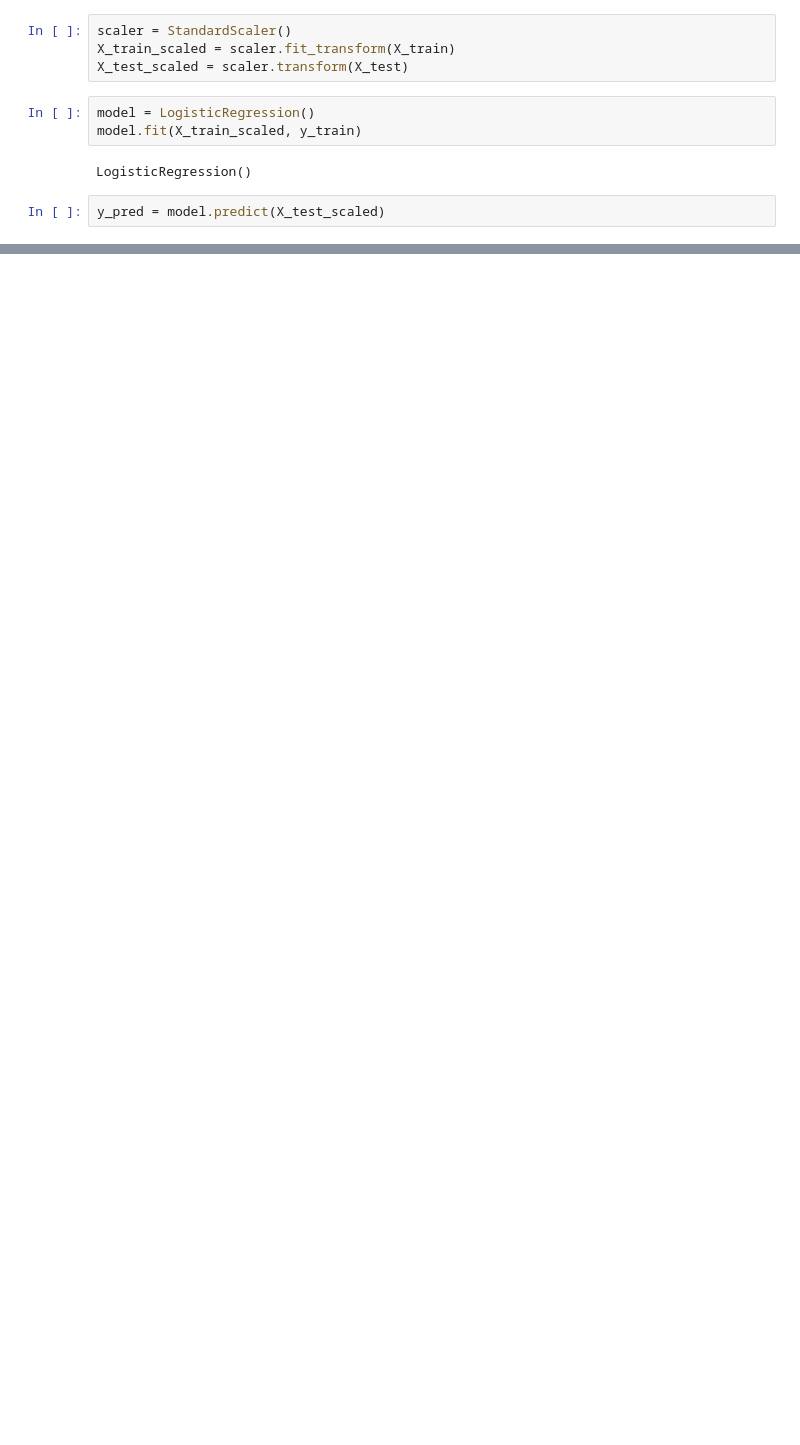
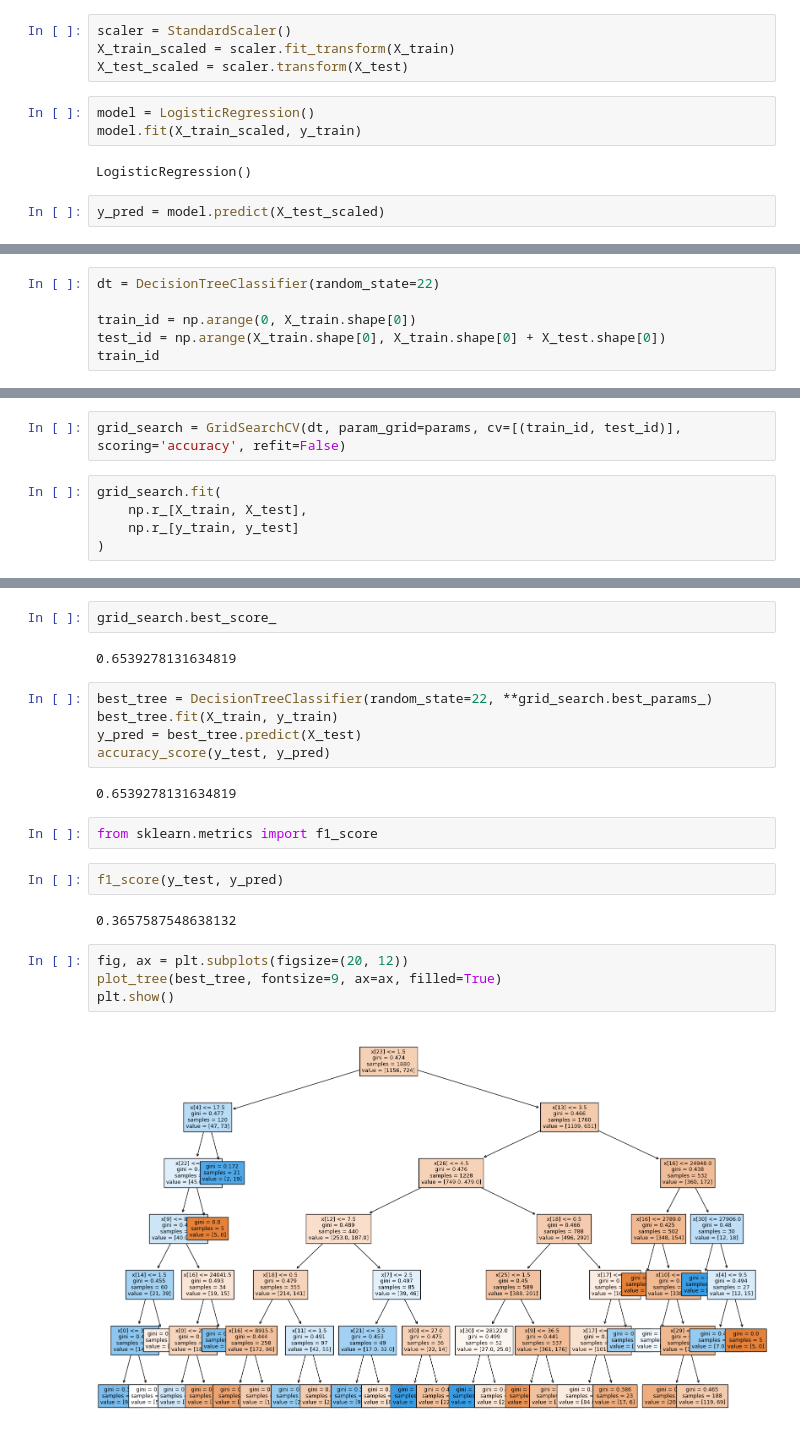
Before and after one commit to janmaliszewski/Klasyfikacja_projekt, a Jupyter notebook: Projekt klasyfikacja test 2.ipynb, the cells around one changed output, grey strips where cells are left out. Cells and saved outputs as stored; diff of their text form; blank space fills up the shorter version.

```diff
--- a/Projekt klasyfikacja test 2.ipynb
+++ b/Projekt klasyfikacja test 2.ipynb
@@ -213,0 +275,6 @@ weighted avg       0.59      0.62      0.54       471
+# %%
+dt = DecisionTreeClassifier(random_state=22)
+
+train_id = np.arange(0, X_train.shape[0])
+test_id = np.arange(X_train.shape[0], X_train.shape[0] + X_test.shape[0])
+train_id
@@ -213,0 +283,7 @@ weighted avg       0.59      0.62      0.54       471
+# %%
+grid_search = GridSearchCV(dt, param_grid=params, cv=[(train_id, test_id)], scoring='accuracy', refit=False)
+# %%
+grid_search.fit(
+    np.r_[X_train, X_test],
+    np.r_[y_train, y_test]
+)
@@ -213,0 +313,23 @@ weighted avg       0.59      0.62      0.54       471
+# %%
+grid_search.best_score_
+# %% [output]
+0.6539278131634819
+# %%
+best_tree = DecisionTreeClassifier(random_state=22, **grid_search.best_params_)
+best_tree.fit(X_train, y_train)
+y_pred = best_tree.predict(X_test)
+accuracy_score(y_test, y_pred)
+# %% [output]
+0.6539278131634819
+# %%
+from sklearn.metrics import f1_score
+# %%
+f1_score(y_test, y_pred)
+# %% [output]
+0.3657587548638132
+# %%
+fig, ax = plt.subplots(figsize=(20, 12))
+plot_tree(best_tree, fontsize=9, ax=ax, filled=True)
+plt.show()
+# %% [output]
+[figure, added]
```
Also changed, not shown: parts of 15 cells of this notebook.
